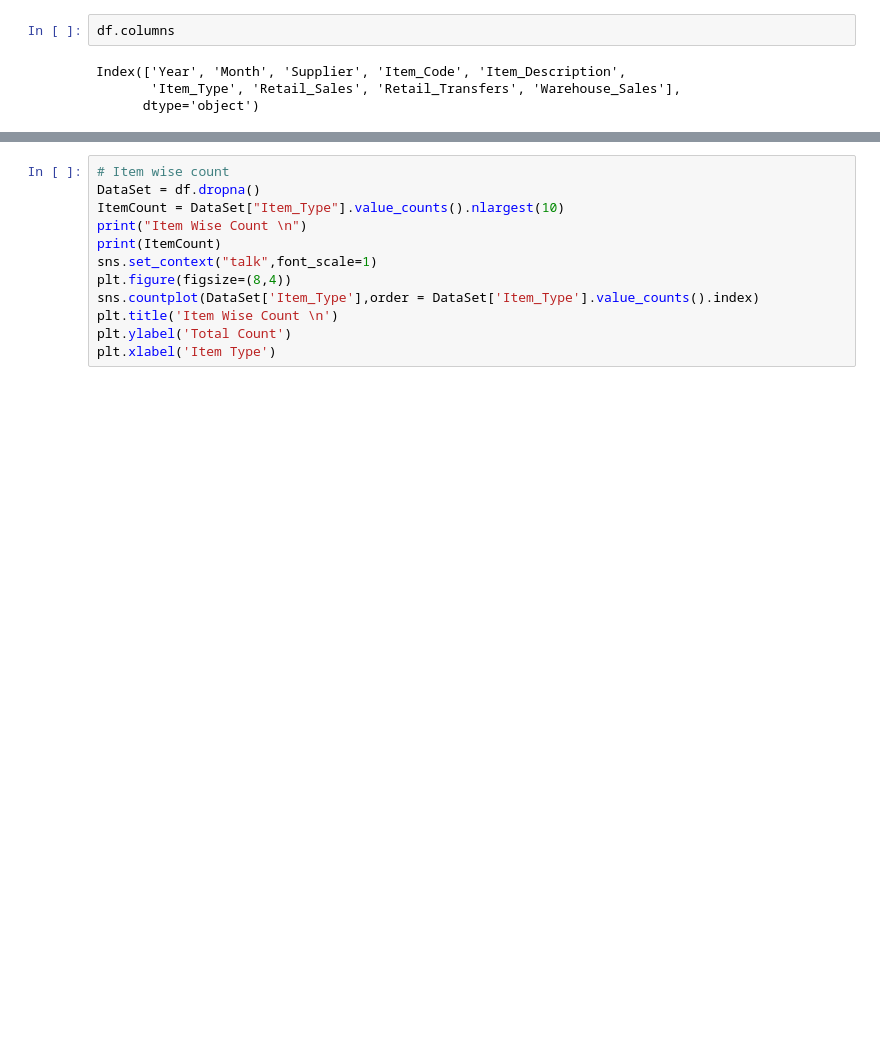
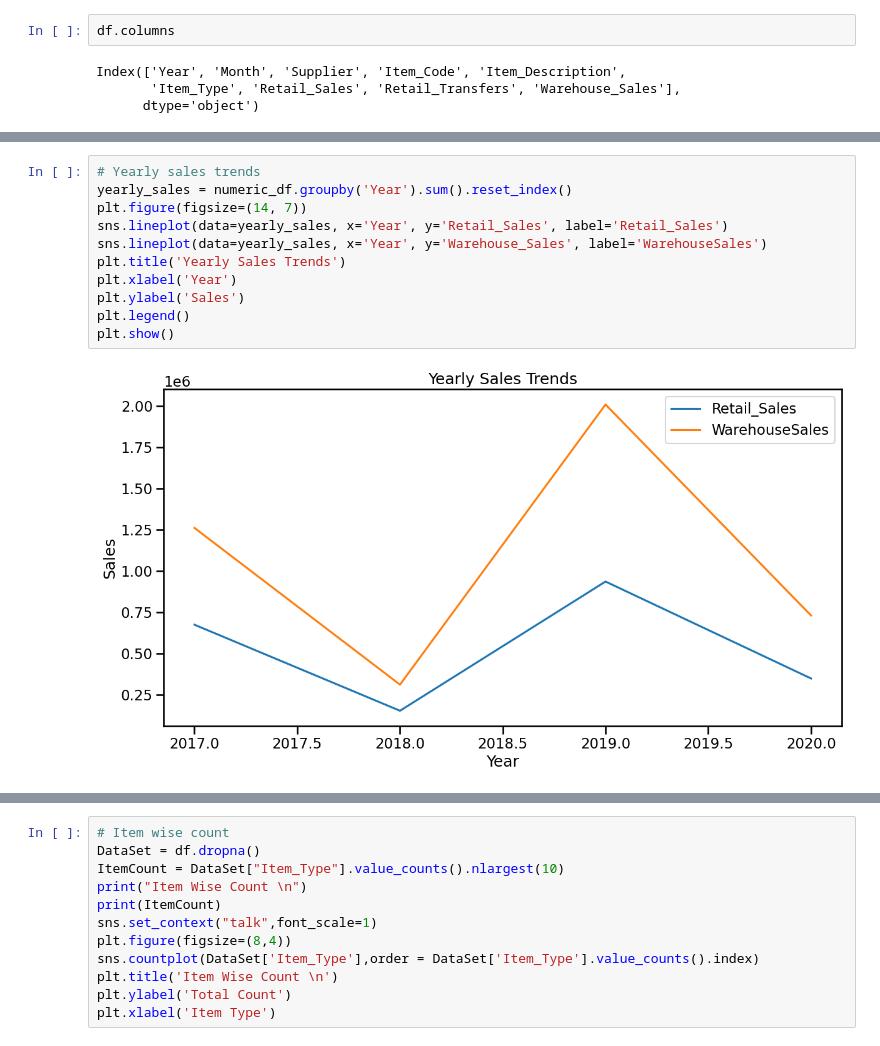
Before and after one commit to Killerfish8/Thesis, a Jupyter notebook: Warehouse_and_Retail_Sales.ipynb, the cells around one changed output, grey strips where cells are left out. Drawn from its saved outputs; the diff is of its cells as text; blank space fills up the shorter version.

```diff
--- a/Warehouse_and_Retail_Sales.ipynb
+++ b/Warehouse_and_Retail_Sales.ipynb
@@ -224,0 +291,13 @@ Index(['Year', 'Month', 'Supplier', 'Item_Code', 'Item_Description',
+# %%
+# Yearly sales trends
+yearly_sales = numeric_df.groupby('Year').sum().reset_index()
+plt.figure(figsize=(14, 7))
+sns.lineplot(data=yearly_sales, x='Year', y='Retail_Sales', label='Retail_Sales')
+sns.lineplot(data=yearly_sales, x='Year', y='Warehouse_Sales', label='WarehouseSales')
+plt.title('Yearly Sales Trends')
+plt.xlabel('Year')
+plt.ylabel('Sales')
+plt.legend()
+plt.show()
+# %% [output]
+[figure, added]
```
Also changed, not shown: parts of 12 cells of this notebook.
